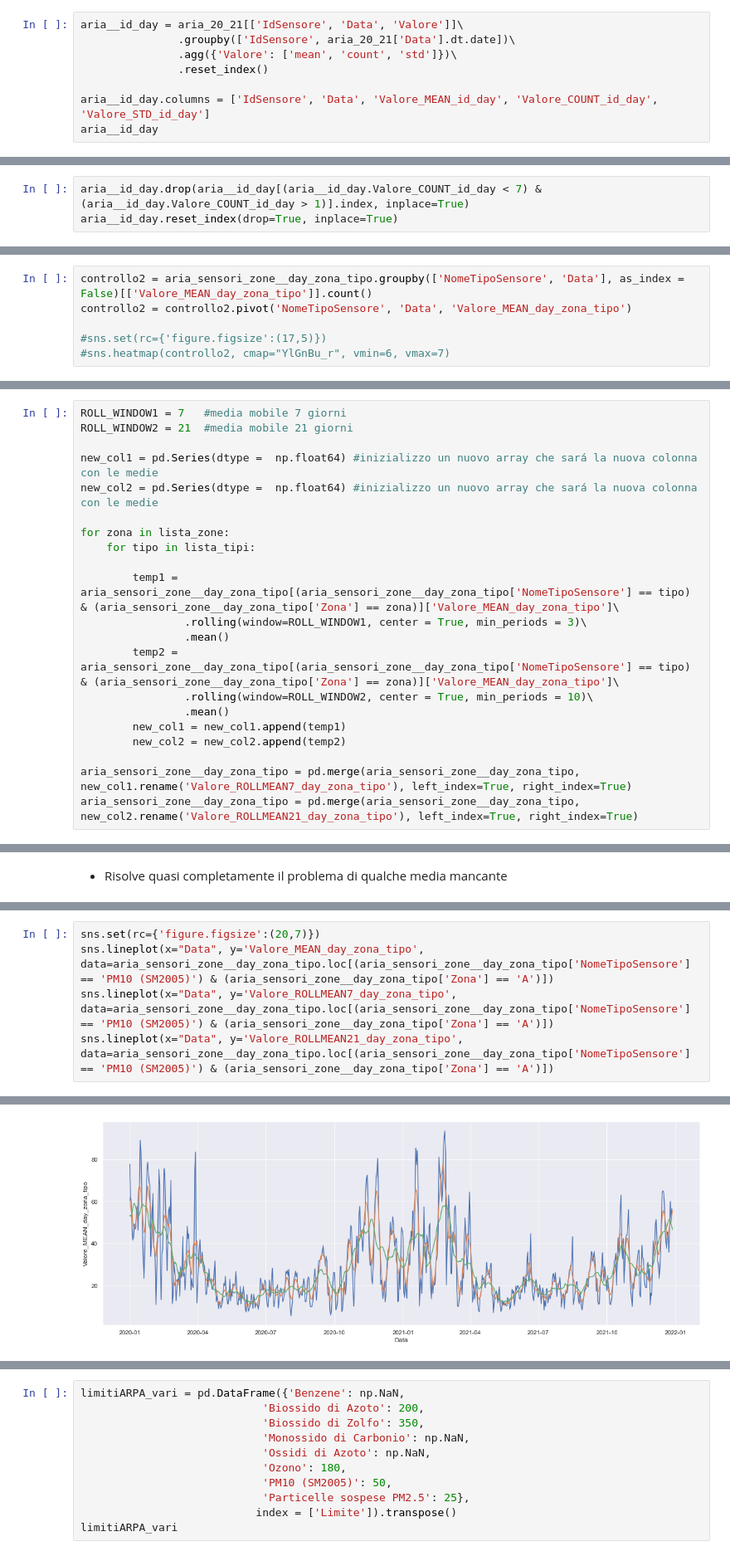
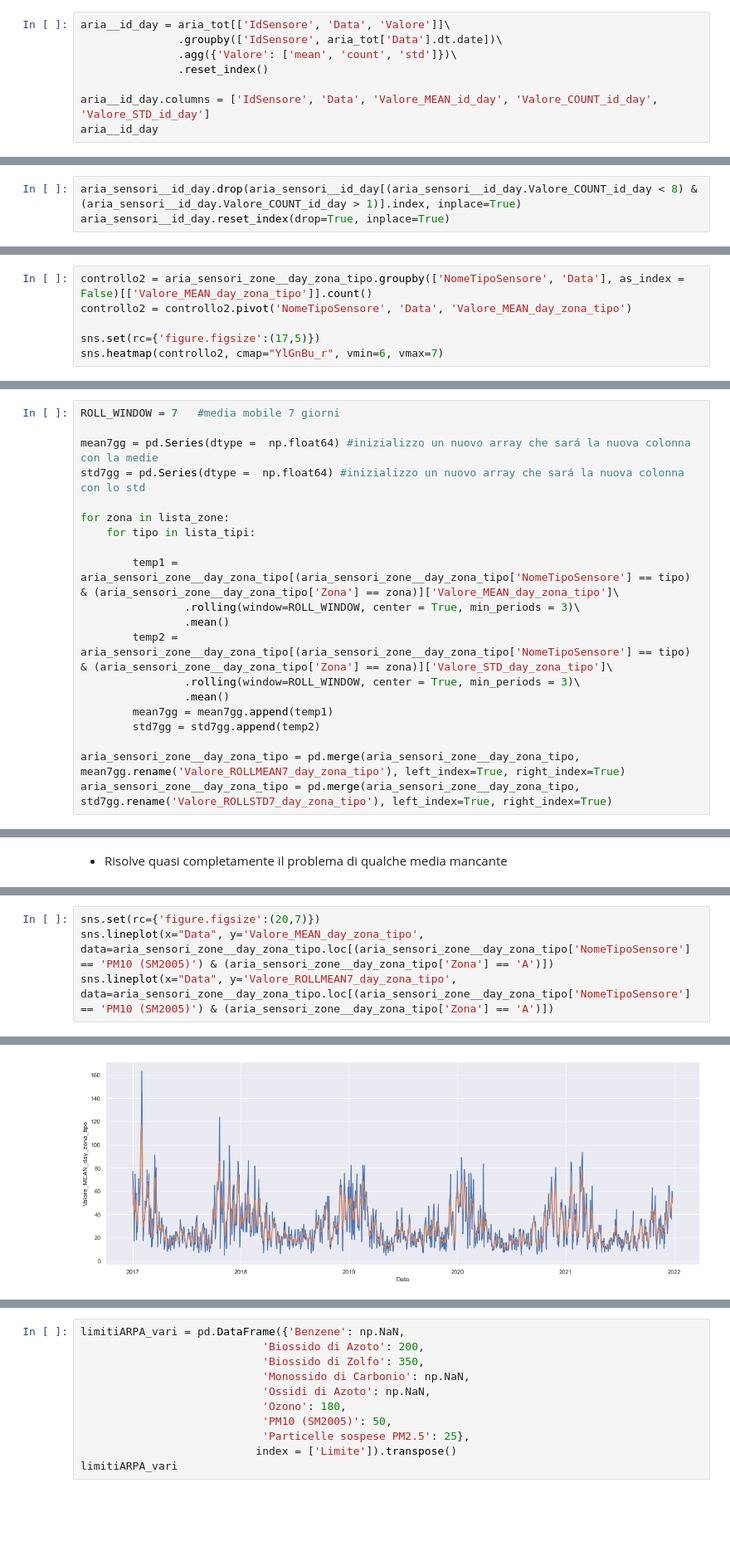
Before and after one commit to giocoal/air-quality-milano-interactive-data-visualization-tableau, a Jupyter notebook: Data_Visualization_project_21_22.ipynb, the cells around one changed output, grey strips where cells are left out. Shown at 83% size. Drawn from its saved outputs; the diff is of its cells as text; blank space fills up the shorter version.

```diff
--- a/Data_Visualization_project_21_22.ipynb
+++ b/Data_Visualization_project_21_22.ipynb
@@ -438,6 +480,6 @@ aria_20_21.reset_index(drop=True, inplace=True)
 # %%
-aria__id_day = aria_20_21[['IdSensore', 'Data', 'Valore']]\
-               .groupby(['IdSensore', aria_20_21['Data'].dt.date])\
+aria__id_day = aria_tot[['IdSensore', 'Data', 'Valore']]\
+               .groupby(['IdSensore', aria_tot['Data'].dt.date])\
                .agg({'Valore': ['mean', 'count', 'std']})\
                .reset_index()
 
@@ -500,3 +578,3 @@ aria__id_day[aria__id_day.Valore_COUNT_id_day == 0].shape[0]
 # %%
-aria__id_day.drop(aria__id_day[(aria__id_day.Valore_COUNT_id_day < 7) & (aria__id_day.Valore_COUNT_id_day > 1)].index, inplace=True)
-aria__id_day.reset_index(drop=True, inplace=True)
+aria_sensori__id_day.drop(aria_sensori__id_day[(aria_sensori__id_day.Valore_COUNT_id_day < 8) & (aria_sensori__id_day.Valore_COUNT_id_day > 1)].index, inplace=True)
+aria_sensori__id_day.reset_index(drop=True, inplace=True)
@@ -851,5 +892,5 @@ Il grafico é commentato perché é un po' pesante
 controllo2 = aria_sensori_zone__day_zona_tipo.groupby(['NomeTipoSensore', 'Data'], as_index = False)[['Valore_MEAN_day_zona_tipo']].count()
 controllo2 = controllo2.pivot('NomeTipoSensore', 'Data', 'Valore_MEAN_day_zona_tipo')
 
-#sns.set(rc={'figure.figsize':(17,5)})
-#sns.heatmap(controllo2, cmap="YlGnBu_r", vmin=6, vmax=7)
+sns.set(rc={'figure.figsize':(17,5)})
+sns.heatmap(controllo2, cmap="YlGnBu_r", vmin=6, vmax=7)
@@ -862,24 +919,23 @@ controllo2 = controllo2.pivot('NomeTipoSensore', 'Data', 'Valore_MEAN_day_zona_t
 # %%
-ROLL_WINDOW1 = 7   #media mobile 7 giorni
-ROLL_WINDOW2 = 21  #media mobile 21 giorni
+ROLL_WINDOW = 7   #media mobile 7 giorni
 
-new_col1 = pd.Series(dtype =  np.float64) #inizializzo un nuovo array che sará la nuova colonna con le medie
-new_col2 = pd.Series(dtype =  np.float64) #inizializzo un nuovo array che sará la nuova colonna con le medie
+mean7gg = pd.Series(dtype =  np.float64) #inizializzo un nuovo array che sará la nuova colonna con la medie
+std7gg = pd.Series(dtype =  np.float64) #inizializzo un nuovo array che sará la nuova colonna con lo std
 
 for zona in lista_zone:
     for tipo in lista_tipi:
 
         temp1 = aria_sensori_zone__day_zona_tipo[(aria_sensori_zone__day_zona_tipo['NomeTipoSensore'] == tipo) & (aria_sensori_zone__day_zona_tipo['Zona'] == zona)]['Valore_MEAN_day_zona_tipo']\
-                .rolling(window=ROLL_WINDOW1, center = True, min_periods = 3)\
+                .rolling(window=ROLL_WINDOW, center = True, min_periods = 3)\
                 .mean()
-        temp2 = aria_sensori_zone__day_zona_tipo[(aria_sensori_zone__day_zona_tipo['NomeTipoSensore'] == tipo) & (aria_sensori_zone__day_zona_tipo['Zona'] == zona)]['Valore_MEAN_day_zona_tipo']\
-                .rolling(window=ROLL_WINDOW2, center = True, min_periods = 10)\
+        temp2 = aria_sensori_zone__day_zona_tipo[(aria_sensori_zone__day_zona_tipo['NomeTipoSensore'] == tipo) & (aria_sensori_zone__day_zona_tipo['Zona'] == zona)]['Valore_STD_day_zona_tipo']\
+                .rolling(window=ROLL_WINDOW, center = True, min_periods = 3)\
                 .mean()
-        new_col1 = new_col1.append(temp1)
-        new_col2 = new_col2.append(temp2)
+        mean7gg = mean7gg.append(temp1)
+        std7gg = std7gg.append(temp2)
 
-aria_sensori_zone__day_zona_tipo = pd.merge(aria_sensori_zone__day_zona_tipo, new_col1.rename('Valore_ROLLMEAN7_day_zona_tipo'), left_index=True, right_index=True)
-aria_sensori_zone__day_zona_tipo = pd.merge(aria_sensori_zone__day_zona_tipo, new_col2.rename('Valore_ROLLMEAN21_day_zona_tipo'), left_index=True, right_index=True)
+aria_sensori_zone__day_zona_tipo = pd.merge(aria_sensori_zone__day_zona_tipo, mean7gg.rename('Valore_ROLLMEAN7_day_zona_tipo'), left_index=True, right_index=True)
+aria_sensori_zone__day_zona_tipo = pd.merge(aria_sensori_zone__day_zona_tipo, std7gg.rename('Valore_ROLLSTD7_day_zona_tipo'), left_index=True, right_index=True)
 # %% [markdown]
 Stampo una coppia `NomeTipoSensore` e `Zona` specifica come esempio
 # %%
@@ -906,8 +960,7 @@ print(sum(aria_sensori_zone__day_zona_tipo.Valore_ROLLMEAN21_day_zona_tipo.isna(
 # %%
 sns.set(rc={'figure.figsize':(20,7)})
 sns.lineplot(x="Data", y='Valore_MEAN_day_zona_tipo', data=aria_sensori_zone__day_zona_tipo.loc[(aria_sensori_zone__day_zona_tipo['NomeTipoSensore'] == 'PM10 (SM2005)') & (aria_sensori_zone__day_zona_tipo['Zona'] == 'A')])
 sns.lineplot(x="Data", y='Valore_ROLLMEAN7_day_zona_tipo', data=aria_sensori_zone__day_zona_tipo.loc[(aria_sensori_zone__day_zona_tipo['NomeTipoSensore'] == 'PM10 (SM2005)') & (aria_sensori_zone__day_zona_tipo['Zona'] == 'A')])
-sns.lineplot(x="Data", y='Valore_ROLLMEAN21_day_zona_tipo', data=aria_sensori_zone__day_zona_tipo.loc[(aria_sensori_zone__day_zona_tipo['NomeTipoSensore'] == 'PM10 (SM2005)') & (aria_sensori_zone__day_zona_tipo['Zona'] == 'A')])
 # %% [output]
 <AxesSubplot:xlabel='Data', ylabel='Valore_MEAN_day_zona_tipo'>
-[figure, old version]
+[figure, new version]
```
Also changed, not shown: parts of 151 cells of this notebook.
